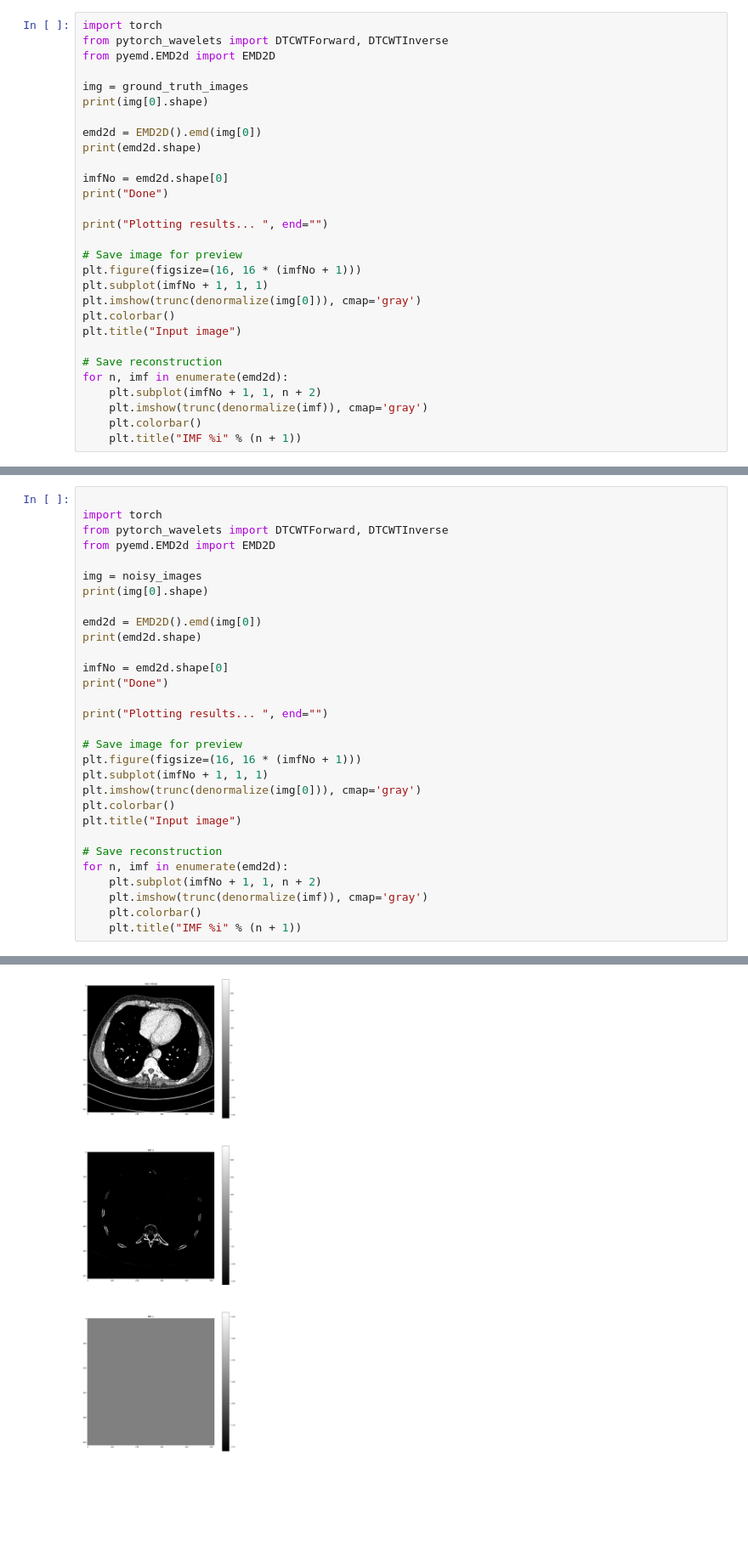
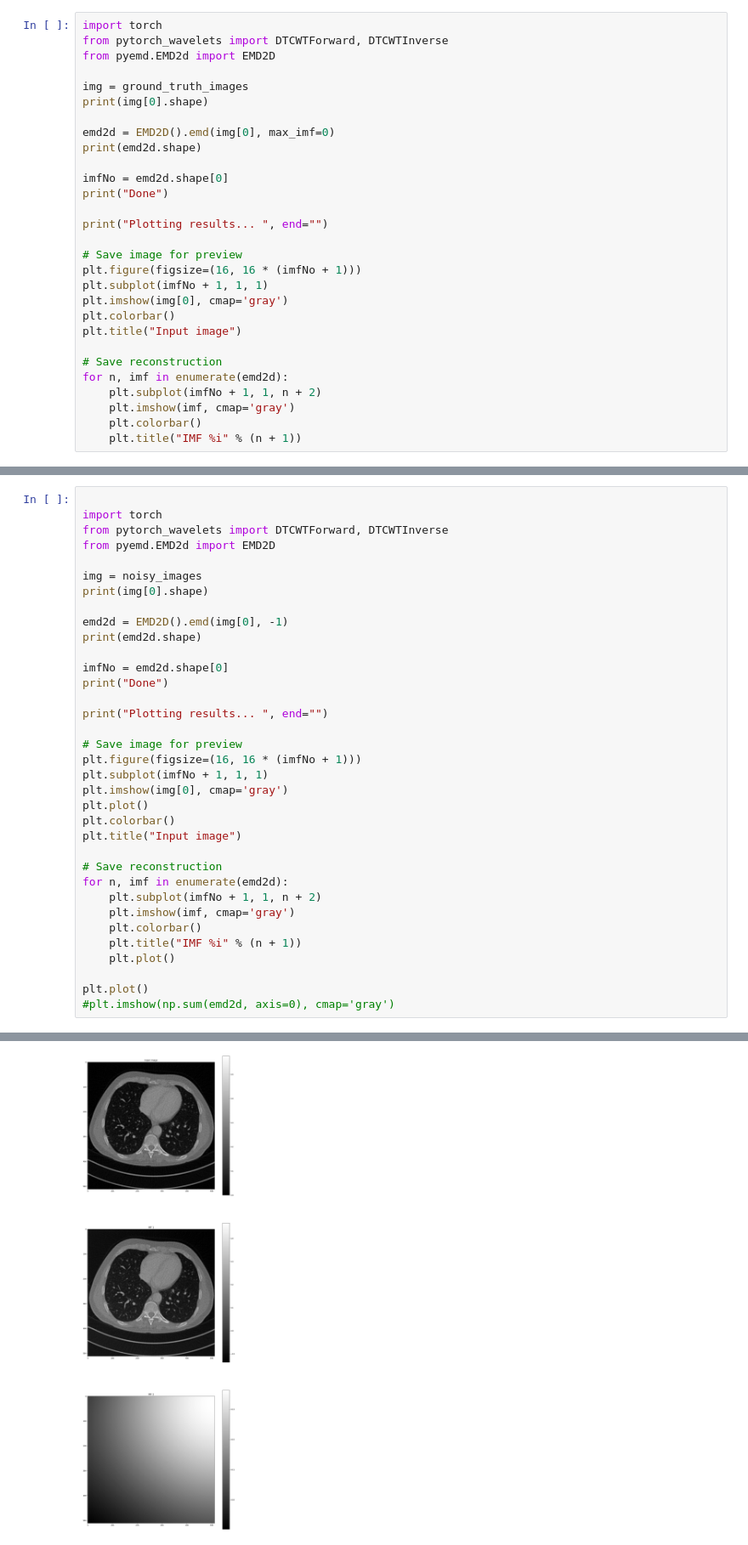
Before and after one commit to rtarun9/image-denoising-experiments, a Jupyter notebook: src/wavelet-analysis/emd.ipynb, the cells around one changed output, grey strips where cells are left out. Shown at 85% size. Drawn from its saved outputs; the diff is of its cells as text; blank space fills up the shorter version.

```diff
--- a/src/wavelet-analysis/emd.ipynb
+++ b/src/wavelet-analysis/emd.ipynb
@@ -42,7 +65,7 @@ from pyemd.EMD2d import EMD2D
 img = ground_truth_images
 print(img[0].shape)
 
-emd2d = EMD2D().emd(img[0])
+emd2d = EMD2D().emd(img[0], max_imf=0)
 print(emd2d.shape)
 
 imfNo = emd2d.shape[0]
@@ -53,14 +76,14 @@ print("Plotting results... ", end="")
 # Save image for preview
 plt.figure(figsize=(16, 16 * (imfNo + 1)))
 plt.subplot(imfNo + 1, 1, 1)
-plt.imshow(trunc(denormalize(img[0])), cmap='gray')
+plt.imshow(img[0], cmap='gray')
 plt.colorbar()
 plt.title("Input image")
 
 # Save reconstruction
 for n, imf in enumerate(emd2d):
     plt.subplot(imfNo + 1, 1, n + 2)
-    plt.imshow(trunc(denormalize(imf)), cmap='gray')
+    plt.imshow(imf, cmap='gray')
     plt.colorbar()
     plt.title("IMF %i" % (n + 1))
 # %% [output]
@@ -78,7 +101,7 @@ from pyemd.EMD2d import EMD2D
 img = noisy_images
 print(img[0].shape)
 
-emd2d = EMD2D().emd(img[0])
+emd2d = EMD2D().emd(img[0], -1)
 print(emd2d.shape)
 
 imfNo = emd2d.shape[0]
@@ -89,16 +112,21 @@ print("Plotting results... ", end="")
 # Save image for preview
 plt.figure(figsize=(16, 16 * (imfNo + 1)))
 plt.subplot(imfNo + 1, 1, 1)
-plt.imshow(trunc(denormalize(img[0])), cmap='gray')
+plt.imshow(img[0], cmap='gray')
+plt.plot()
 plt.colorbar()
 plt.title("Input image")
 
 # Save reconstruction
 for n, imf in enumerate(emd2d):
     plt.subplot(imfNo + 1, 1, n + 2)
-    plt.imshow(trunc(denormalize(imf)), cmap='gray')
+    plt.imshow(imf, cmap='gray')
     plt.colorbar()
     plt.title("IMF %i" % (n + 1))
+    plt.plot()
+
+plt.plot()
+#plt.imshow(np.sum(emd2d, axis=0), cmap='gray')
 # %% [output]
 (512, 512)
 (2, 512, 512)
@@ -107 +136 @@ Plotting results...
-[figure, old version]
+[figure, new version]
```
Also changed, not shown: parts of 5 cells of this notebook.
